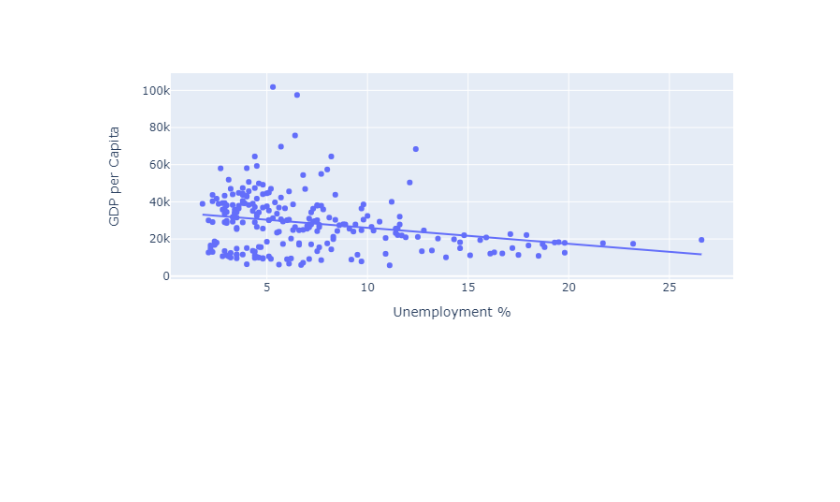
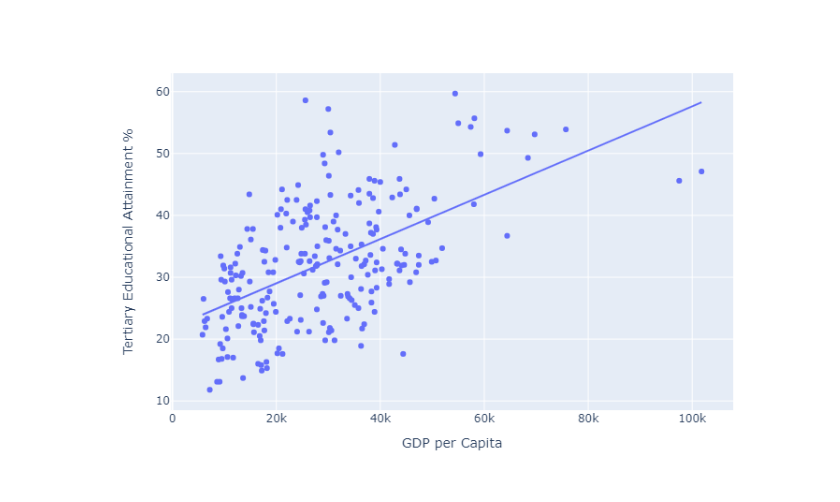
Before and after one commit to derevirn/eu-stats, a Jupyter notebook: notebooks/create_regional_dataset.ipynb, the cells around one changed output. Saved outputs shown, nothing was run; the diff lists cells and outputs as text; code cells hidden in the pictures; blank space fills up the shorter version.

```diff
--- a/notebooks/create_regional_dataset.ipynb
+++ b/notebooks/create_regional_dataset.ipynb
@@ -37,10 +47,42 @@ def get_unemployment_region():
     df = df[['Unemployment %']]
 
     return df
-# %%
-df = get_gdp_capita_region().join(get_unemployment_region())
-# %%
-df.plot(kind = 'scatter', y = 'GDP per Capita', x = 'Unemployment %',
-        backend = 'plotly', trendline = 'ols')
-# %% [output]
-[figure, removed]
+# %%
+# Get life expectancy
+def get_life_expectancy():
+    params = {'sex': 'T', 'geo': list(regions.keys()), 'time': 2020}
+    df = client.get_dataset('tgs00101', params).to_dataframe()
+    df.dropna(inplace = True)
+    df['region_name'] = df['geo'].apply(lambda x: regions[x])
+    df.rename(columns = {'values': 'Life Expectancy'}, inplace = True)
+    df.set_index('region_name', inplace=True)
+    df = df[['Life Expectancy']]
+
+    return df
+# %%
+# Tertiary Educational attainment
+
+def get_tertiary_education():
+    params = {'sex': 'T', 'geo': list(regions.keys()), 'time': 2020}
+    df = client.get_dataset('tgs00109', params).to_dataframe()
+    df.dropna(inplace = True)
+    df['region_name'] = df['geo'].apply(lambda x: regions[x])
+    df.rename(columns = {'values': 'Tertiary Educational Attainment %'}, inplace = True)
+    df.set_index('region_name', inplace=True)
+    df = df[['Tertiary Educational Attainment %']]
+
+    return df
+# %%
+df = get_gdp_region()
+df = df.join(get_gdp_capita_region())
+df = df.join(get_unemployment_region())
+df = df.join(get_life_expectancy())
+df = df.join(get_tertiary_education())
+df.dropna(inplace = True)
+# %%
+df.plot(kind = 'scatter', backend = 'plotly',
+        x = 'GDP per Capita', y = 'Tertiary Educational Attainment %',
+        trendline = 'ols',
+        height = 500)
+# %% [output]
+[figure, added]
```
Also changed, not shown: parts of 3 cells of this notebook, 2 other files.
